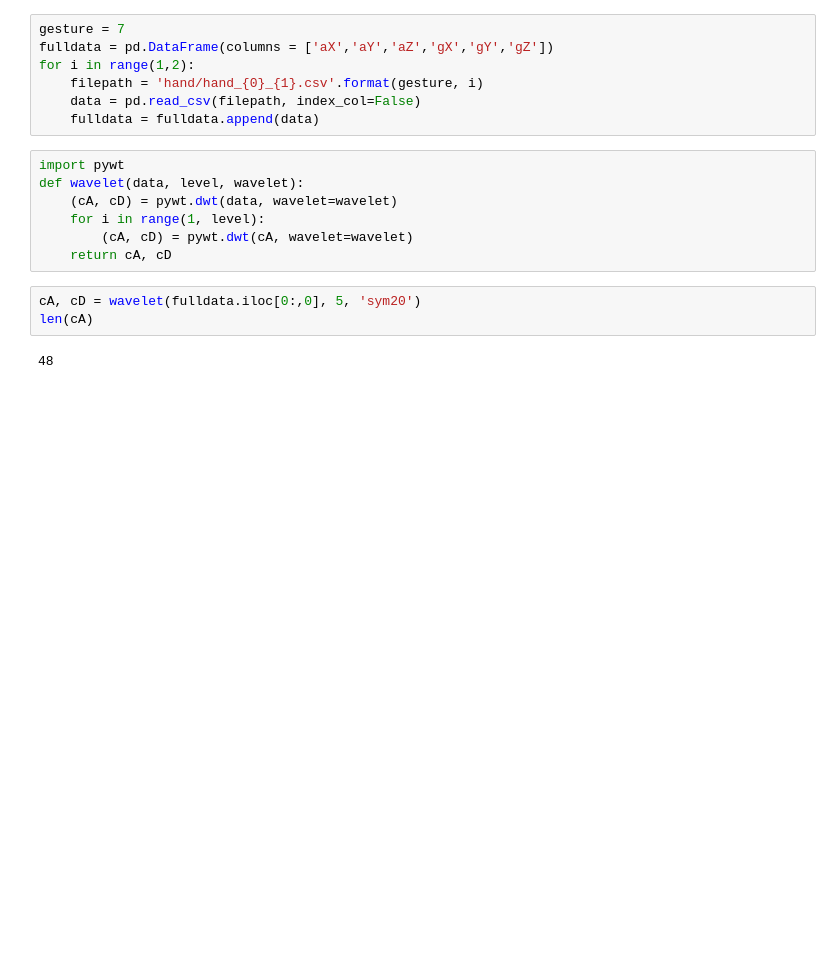
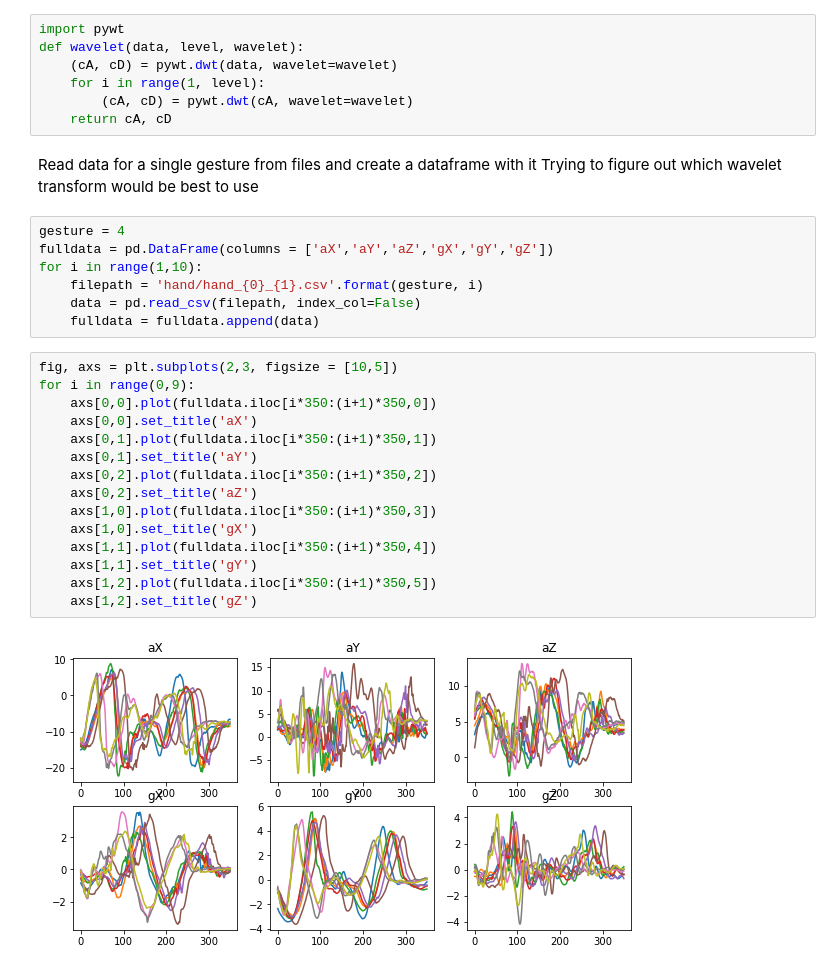
Before and after one commit to mitro99/ENGI301, a Jupyter notebook: project_01/testing/Data visualization.ipynb, the cells around one changed output. Drawn from its saved outputs; the diff is of its cells as text; blank space fills up the shorter version.

```diff
--- a/project_01/testing/Data visualization.ipynb
+++ b/project_01/testing/Data visualization.ipynb
@@ -2,13 +6,6 @@
 import pandas as pd
 import matplotlib.pyplot as plt
 import numpy as np
-# %%
-gesture = 7
-fulldata = pd.DataFrame(columns = ['aX','aY','aZ','gX','gY','gZ'])
-for i in range(1,2):
-    filepath = 'hand/hand_{0}_{1}.csv'.format(gesture, i)
-    data = pd.read_csv(filepath, index_col=False)
-    fulldata = fulldata.append(data)
 # %%
 import pywt
 def wavelet(data, level, wavelet):
@@ -16,8 +13,30 @@ def wavelet(data, level, wavelet):
     for i in range(1, level):
         (cA, cD) = pywt.dwt(cA, wavelet=wavelet)
     return cA, cD
-# %%
-cA, cD = wavelet(fulldata.iloc[0:,0], 5, 'sym20')
-len(cA)
-# %% [output]
-48
+# %% [markdown]
+Read data for a single gesture from files and create a dataframe with it
+Trying to figure out which wavelet transform would be best to use
+# %%
+gesture = 4
+fulldata = pd.DataFrame(columns = ['aX','aY','aZ','gX','gY','gZ'])
+for i in range(1,10):
+    filepath = 'hand/hand_{0}_{1}.csv'.format(gesture, i)
+    data = pd.read_csv(filepath, index_col=False)
+    fulldata = fulldata.append(data)
+# %%
+fig, axs = plt.subplots(2,3, figsize = [10,5])
+for i in range(0,9):
+    axs[0,0].plot(fulldata.iloc[i*350:(i+1)*350,0])
+    axs[0,0].set_title('aX')
+    axs[0,1].plot(fulldata.iloc[i*350:(i+1)*350,1])
+    axs[0,1].set_title('aY')
+    axs[0,2].plot(fulldata.iloc[i*350:(i+1)*350,2])
+    axs[0,2].set_title('aZ')
+    axs[1,0].plot(fulldata.iloc[i*350:(i+1)*350,3])
+    axs[1,0].set_title('gX')
+    axs[1,1].plot(fulldata.iloc[i*350:(i+1)*350,4])
+    axs[1,1].set_title('gY')
+    axs[1,2].plot(fulldata.iloc[i*350:(i+1)*350,5])
+    axs[1,2].set_title('gZ')
+# %% [output]
+[figure, added]
```
Also changed, not shown: parts of 12 cells of this notebook, 26 other files.
